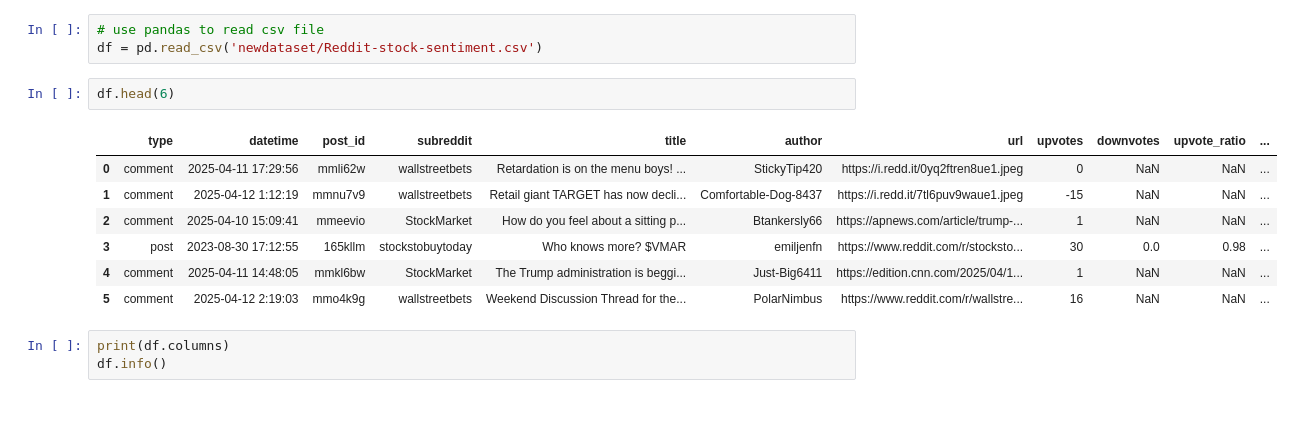
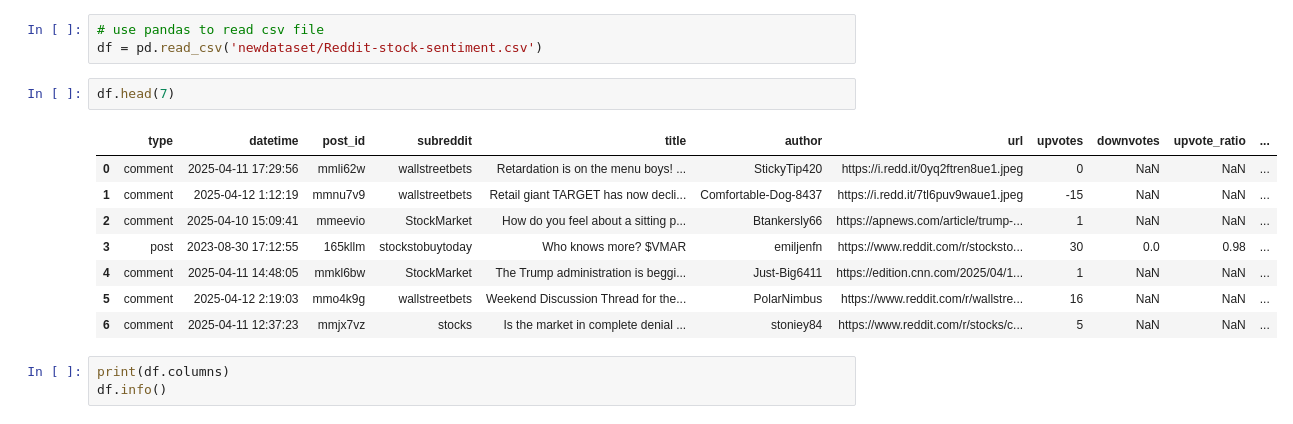
Before and after one commit to JackLiu1208/DM2025-Lab1-Exercise, a Jupyter notebook: DM2025-Lab1-Homework.ipynb, the cells around one changed output. Drawn from its saved outputs; the diff is of its cells as text.

```diff
--- a/DM2025-Lab1-Homework.ipynb
+++ b/DM2025-Lab1-Homework.ipynb
@@ -91,15 +91,16 @@ c:\Users\Administrator\.virtualenvs\DM2025-Lab1-Exercise-6CgUjXLp\Scripts\python
 # use pandas to read csv file
 df = pd.read_csv('newdataset/Reddit-stock-sentiment.csv')
 # %%
-df.head(6)
+df.head(7)
 # %% [output]
 |  | type | datetime | post_id | subreddit | title | author | url | upvotes | downvotes | upvote_ratio | ... |
 | 0 | comment | 2025-04-11 17:29:56 | mmli62w | wallstreetbets | Retardation is on the menu boys! ... | StickyTip420 | https://i.redd.it/0yq2ftren8ue1.jpeg | 0 | NaN | NaN | ... |
 | 1 | comment | 2025-04-12 1:12:19 | mmnu7v9 | wallstreetbets | Retail giant TARGET has now decli... | Comfortable-Dog-8437 | https://i.redd.it/7tl6puv9waue1.jpeg | -15 | NaN | NaN | ... |
 | 2 | comment | 2025-04-10 15:09:41 | mmeevio | StockMarket | How do you feel about a sitting p... | Btankersly66 | https://apnews.com/article/trump-... | 1 | NaN | NaN | ... |
 | 3 | post | 2023-08-30 17:12:55 | 165kllm | stockstobuytoday | Who knows more? $VMAR | emiljenfn | https://www.reddit.com/r/stocksto... | 30 | 0.0 | 0.98 | ... |
 | 4 | comment | 2025-04-11 14:48:05 | mmkl6bw | StockMarket | The Trump administration is beggi... | Just-Big6411 | https://edition.cnn.com/2025/04/1... | 1 | NaN | NaN | ... |
 | 5 | comment | 2025-04-12 2:19:03 | mmo4k9g | wallstreetbets | Weekend Discussion Thread for the... | PolarNimbus | https://www.reddit.com/r/wallstre... | 16 | NaN | NaN | ... |
+| 6 | comment | 2025-04-11 12:37:23 | mmjx7vz | stocks | Is the market in complete denial ... | stoniey84 | https://www.reddit.com/r/stocks/c... | 5 | NaN | NaN | ... |
 # %%
 print(df.columns)
 df.info()
```
Also changed, not shown: parts of 24 cells of this notebook, 7 other files.
